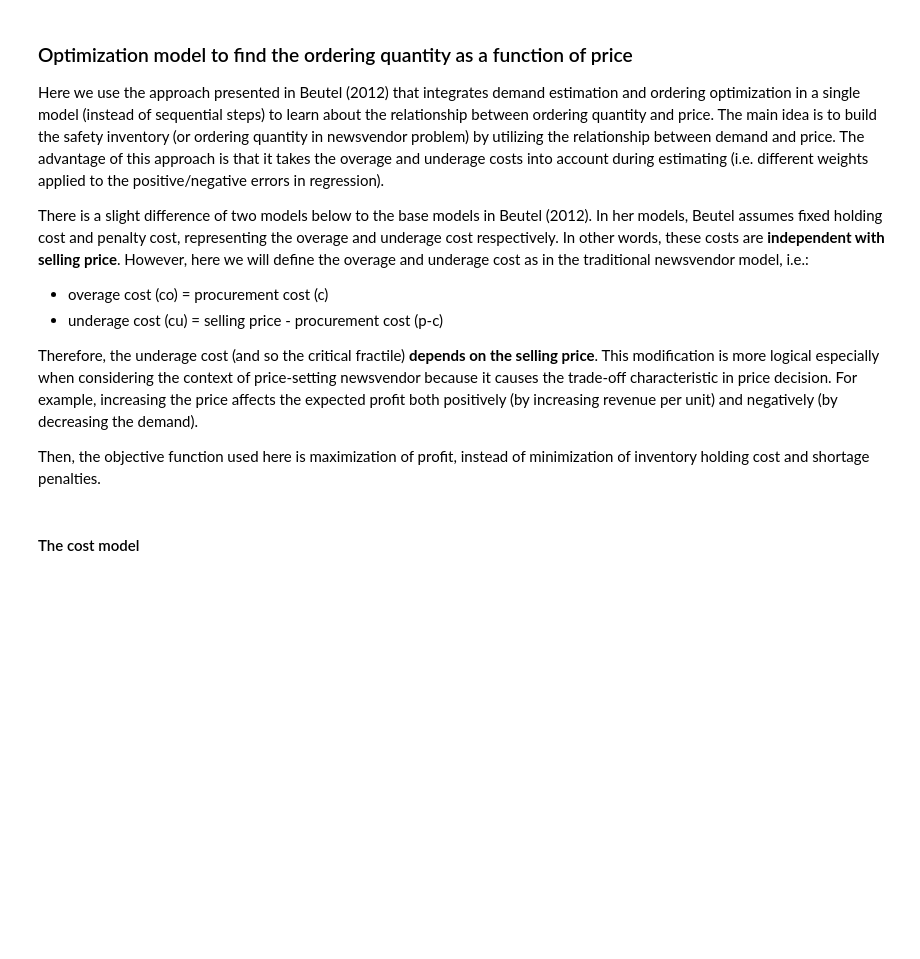
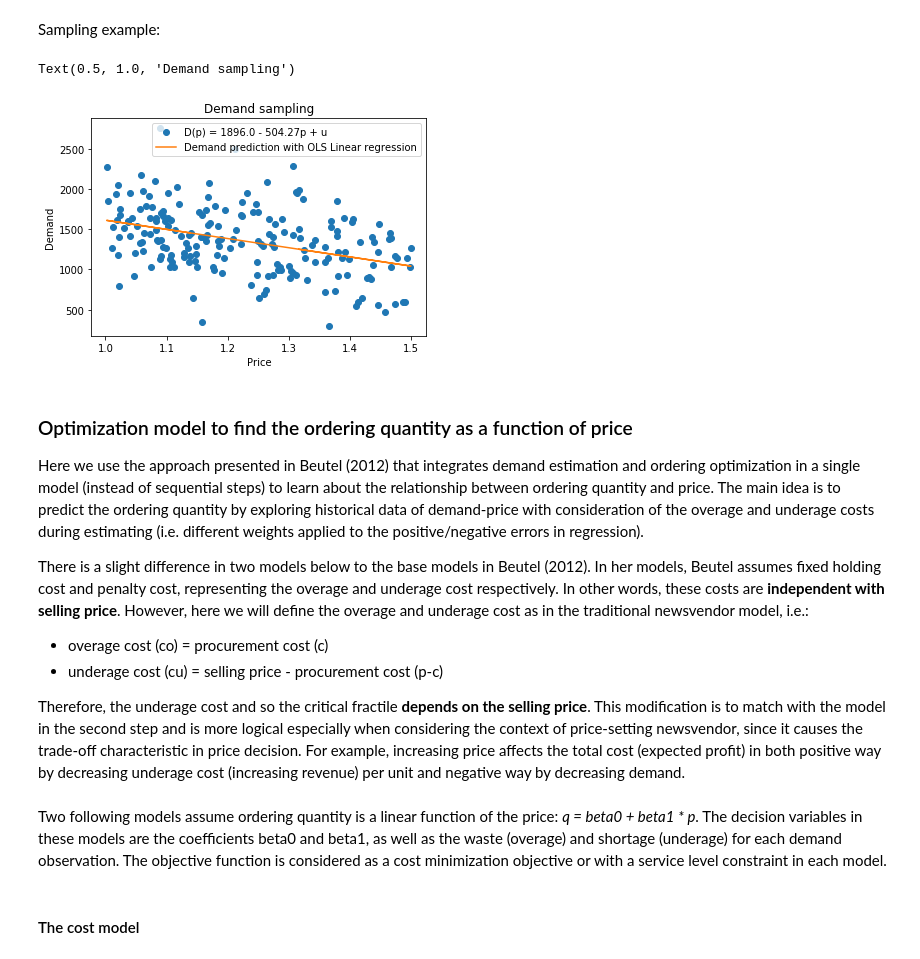
Before and after one commit to hadao211/Computational-Logistics-SS20, a Jupyter notebook: Project/Data-driven Newsvendor with Price-setting.ipynb, the cells around one changed output. Saved outputs shown, nothing was run; the diff lists cells and outputs as text; code cells hidden in the pictures; blank space fills up the shorter version.

```diff
--- a/Project/Data-driven Newsvendor with Price-setting.ipynb
+++ b/Project/Data-driven Newsvendor with Price-setting.ipynb
@@ -20,0 +10,22 @@ objValue = []
+# %%
+#Initalization
+a = 0 #y-intercept or market size
+b = 0 #coefficient of price
+p = [] #price sampling
+D = [] #demand sampling
+u = [] #estimation error term sampling
+sigma = 0 #std of estimation error terms sampling
+# %%
+#Parameters for example illustration
+n = 200 #sample size
+cv = 0.3 #coefficient of variance
+c = 0.5 #procurement cost per unit
+alpha = 0.9 #non-stockout probability
+
+#Sampling range
+lbp = 1 #lower bound of price
+ubp = 1.5 #upper bound of price
+lba = 1500 #lb of a
+uba = 2000 #up of a
+lbb = 500 #lb of b
+ubb = 1000 #ub of b
@@ -58,14 +86,28 @@ def samplingDemand(sampleSize, coefVar):
+# %% [markdown]
+Sampling example:
+# %%
+coef1, coef2 = samplingDemand(sampleSize = n, coefVar = cv)
+plt.plot(p,D, 'o', label = 'D(p) = ' + str(round(a,0)) + ' - ' + str(round(b,2)) + 'p + u')
+plt.plot(p, coef1 + coef2*p, label = 'Demand prediction with OLS Linear regression')
+plt.legend(loc = 8)
+plt.xlabel('Price')
+plt.ylabel('Demand')
+plt.legend()
+plt.title('Demand sampling')
+# %% [output]
+Text(0.5, 1.0, 'Demand sampling')
+[figure, added]
 # %% [markdown]
 ### Optimization model to find the ordering quantity as a function of price
-Here we use the approach presented in Beutel (2012) that integrates demand estimation and ordering optimization in a single model (instead of sequential steps) to learn about the relationship between ordering quantity and price. The main idea is to build the safety inventory (or ordering quantity in newsvendor problem) by utilizing the relationship between demand and price. The advantage of this approach is that it takes the overage and underage costs into account during estimating (i.e. different weights applied to the positive/negative errors in regression).
+Here we use the approach presented in Beutel (2012) that integrates demand estimation and ordering optimization in a single model (instead of sequential steps) to learn about the relationship between ordering quantity and price. The main idea is to predict the ordering quantity by exploring historical data of demand-price with consideration of the overage and underage costs during estimating (i.e. different weights applied to the positive/negative errors in regression).
 
-There is a slight difference of two models below to the base models in Beutel (2012). In her models, Beutel assumes fixed holding cost and penalty cost, representing the overage and underage cost respectively. In other words, these costs are **independent with selling price**. However, here we will define the overage and underage cost as in the traditional newsvendor model, i.e.:
+There is a slight difference in two models below to the base models in Beutel (2012). In her models, Beutel assumes fixed holding cost and penalty cost, representing the overage and underage cost respectively. In other words, these costs are **independent with selling price**. However, here we will define the overage and underage cost as in the traditional newsvendor model, i.e.:
 - overage cost (co) = procurement cost (c)
 - underage cost (cu) = selling price - procurement cost (p-c)
 
-Therefore, the underage cost (and so the critical fractile) **depends on the selling price**. This modification is more logical especially when considering the context of price-setting newsvendor because it causes the trade-off characteristic in price decision. For example, increasing the price affects the expected profit both positively (by increasing revenue per unit) and negatively (by decreasing the demand).
-
-Then, the objective function used here is maximization of profit, instead of minimization of inventory holding cost and shortage penalties.
+Therefore, the underage cost and so the critical fractile **depends on the selling price**. This modification is to match with the model in the second step and is more logical especially when considering the context of price-setting newsvendor, since it causes the trade-off characteristic in price decision. For example, increasing price affects the total cost (expected profit) in both positive way by decreasing underage cost (increasing revenue) per unit and negative way by decreasing demand.
+# %% [markdown]
+Two following models assume ordering quantity is a linear function of the price: *q = beta0 + beta1 * p*. The decision variables in these models are the coefficients beta0 and beta1, as well as the waste (overage) and shortage (underage) for each demand observation. The objective function is considered as a cost minimization objective or with a service level constraint in each model.
 # %% [markdown]
 #### The cost model
 # %%
```
Also changed, not shown: parts of 58 cells of this notebook.
